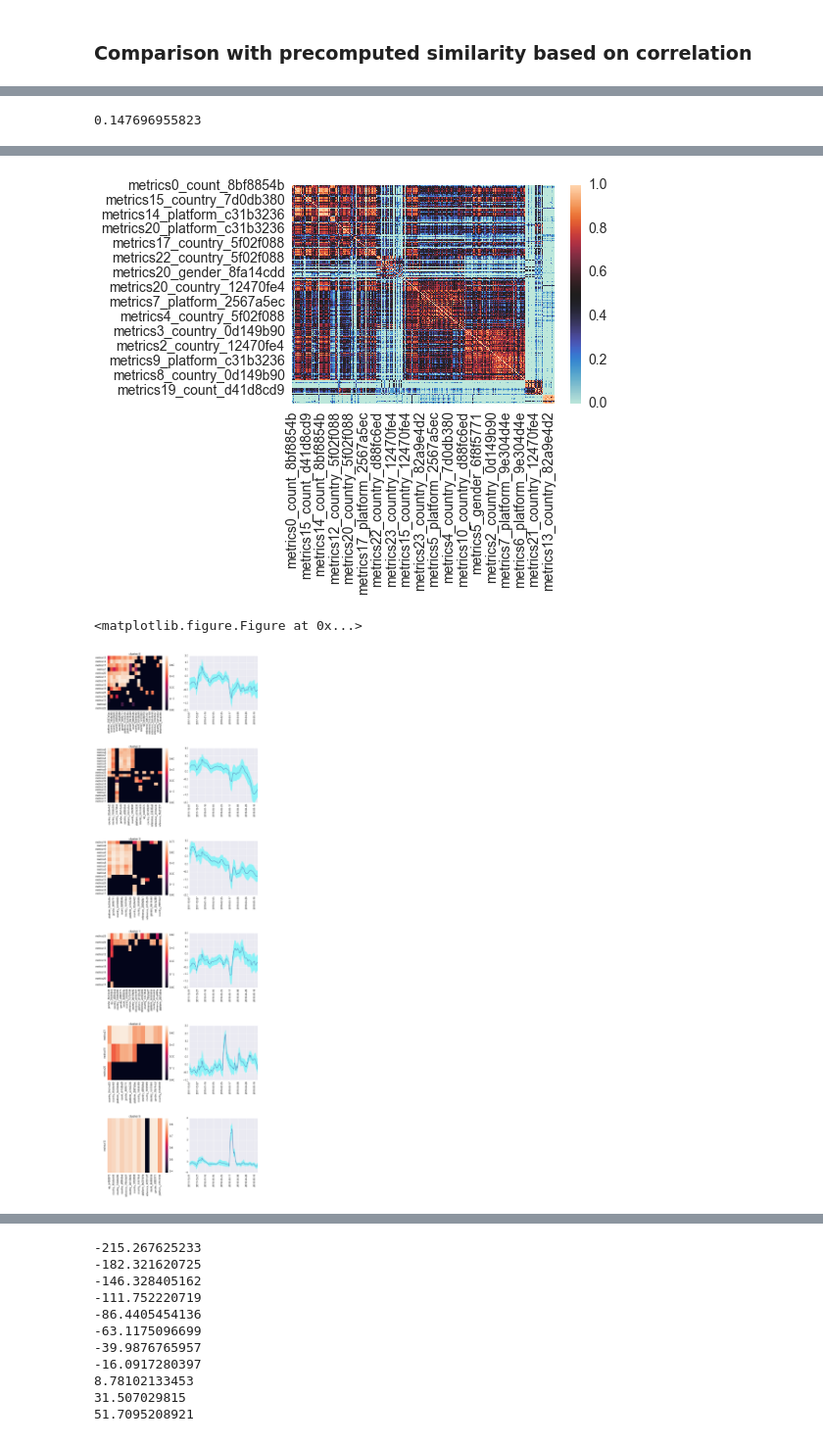
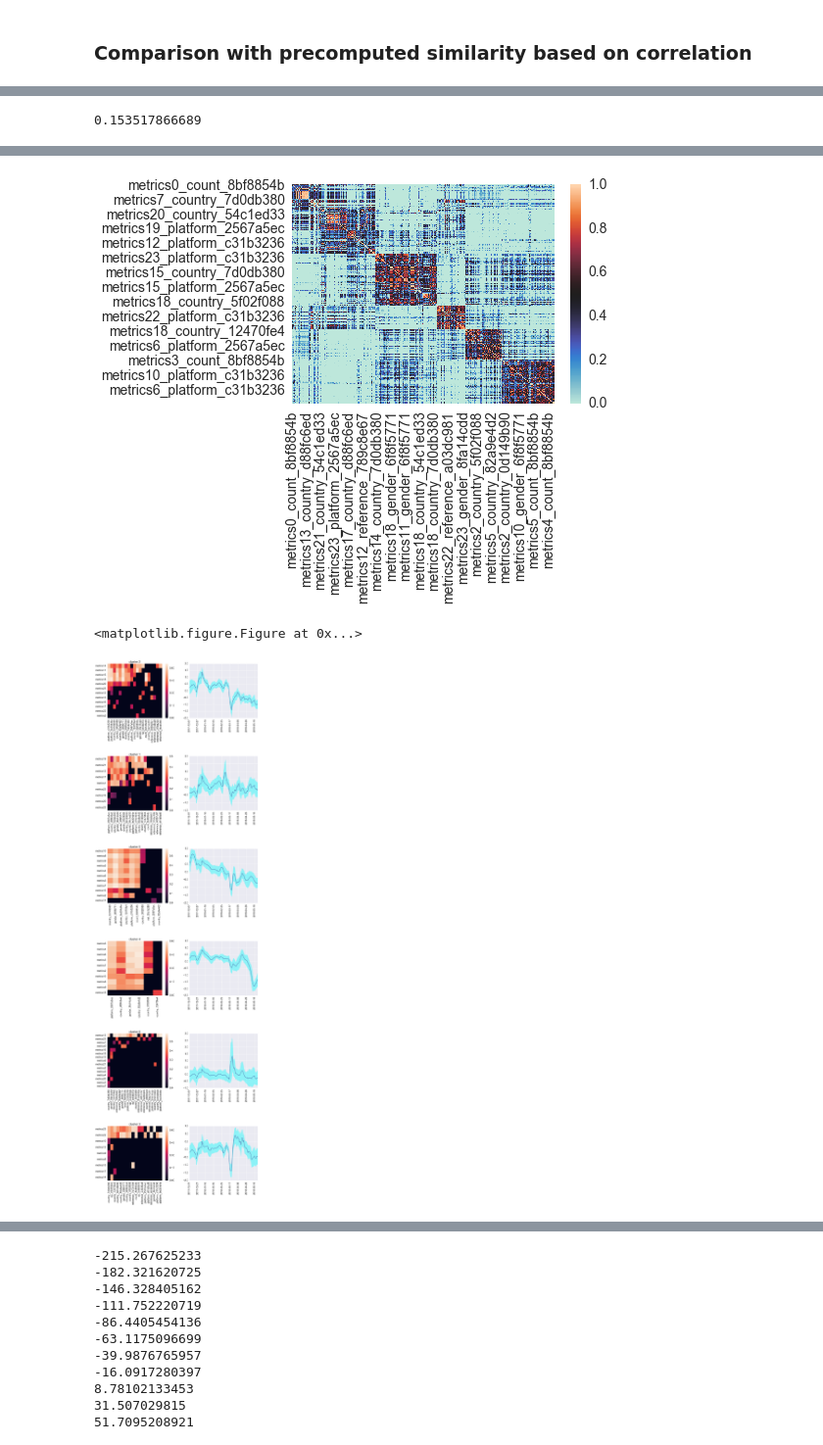
Before and after one commit to metterlein/spectral_clustering, a Jupyter notebook: notebooks/Real Data Example.ipynb, the cells around one changed output, grey strips where cells are left out. Shown at 98% size. Cells and saved outputs as stored; diff of their text form; code cells hidden in the pictures.

```diff
--- a/notebooks/Real Data Example.ipynb
+++ b/notebooks/Real Data Example.ipynb
@@ -160,5 +168,10 @@ Int64Index([5, 0, 2, 1, 3, 4], dtype='int64')
 # %% [markdown]
 ### Comparison with precomputed similarity based on correlation
+# %%
+# remove overall platform dynamics first and then compute correlation matrix
+def platform_dynamics_corr(df):
+    platform_dynamics = df.mean(axis=1)
+    return (df.T - platform_dynamics).T.corr()
 # %%
 # precomputed
 C = platform_dynamics_corr(df_total_r7)
@@ -186,9 +199,9 @@ Name: assignment, dtype: int64
 # %%
-compare_ordering(df_corr, pd.DataFrame(similarity,index=C.index, columns=C.columns))
+compare_ordering(df_corr, pd.DataFrame(sc.affinity_matrix_,index=C.index, columns=C.columns))
 
 avg_cluster_variance = cluster_scores(df_metrics, clusters, df_total_r7)
 print(avg_cluster_variance)
 
 _,_ = show_clusters(df_metrics, clusters, weights, df_total_r7)
 # %% [output]
-0.147696955823
+0.153517866689
@@ -196,3 +209,3 @@ _,_ = show_clusters(df_metrics, clusters, weights, df_total_r7)
-[figure, old version]
+[figure, new version]
 <matplotlib.figure.Figure at 0x...>
-[figure, old version]
+[figure, new version]
```
Also changed, not shown: parts of 14 cells of this notebook.
